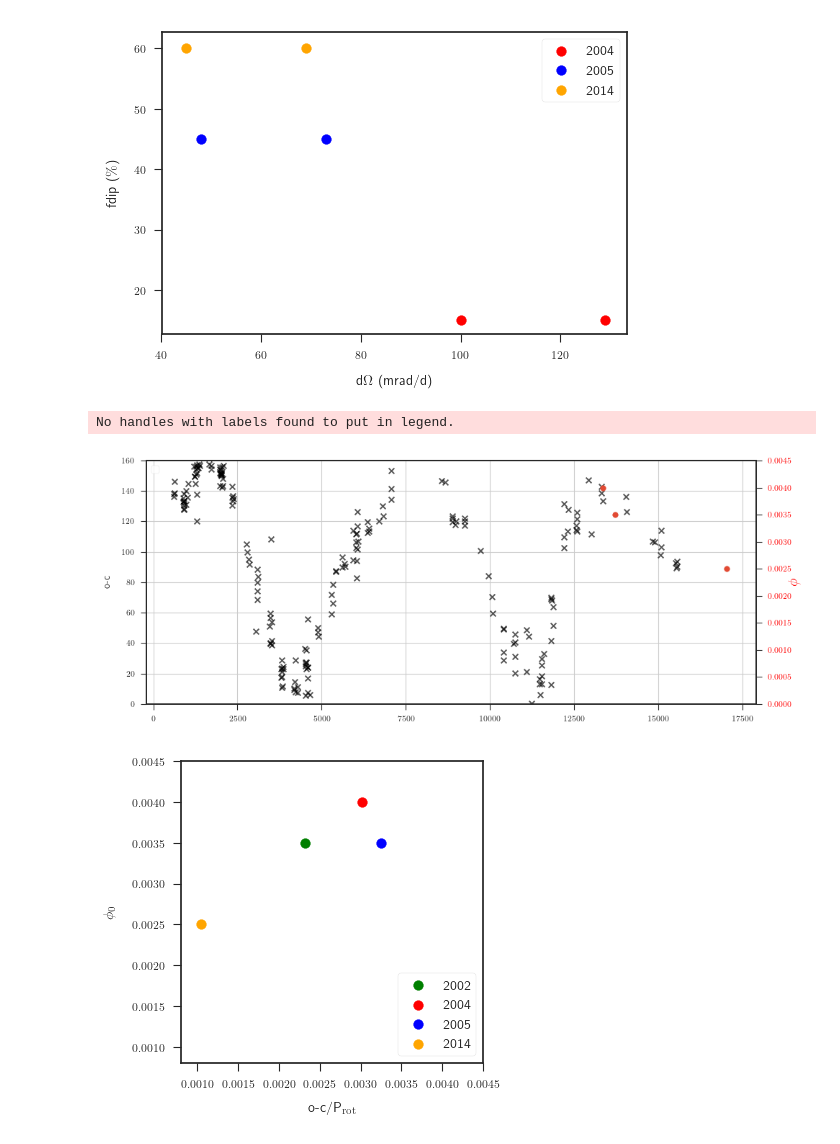
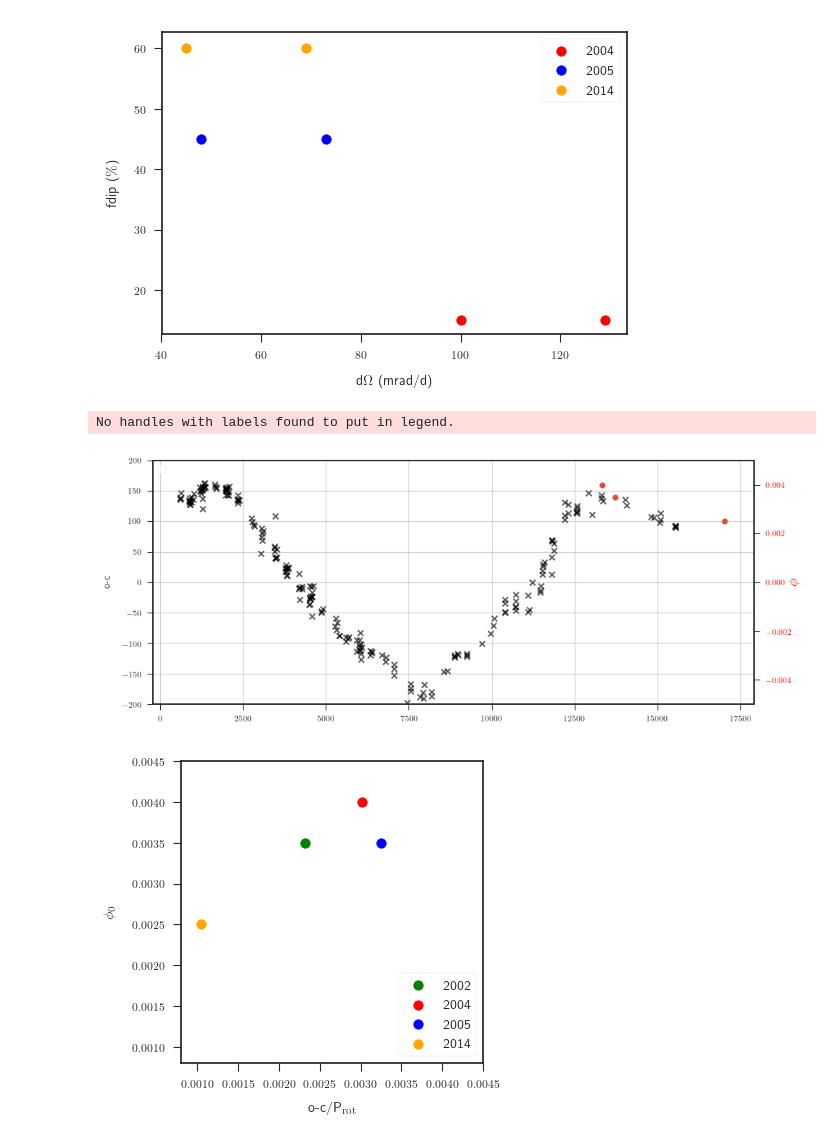
Before and after one commit to bzaire/Reports, a Jupyter notebook: o-c_diagram.ipynb, the cells around one changed output. Cells and saved outputs as stored; diff of their text form; code cells hidden in the pictures.

```diff
--- a/o-c_diagram.ipynb
+++ b/o-c_diagram.ipynb
@@ -243,27 +243,27 @@ P.show()
 # %%
 fig, ax1 = P.subplots(figsize=(10,4), dpi=100)
 
 # plot oc
-ax1.scatter(tE-constant, N.abs(oc), marker='x', c='k', alpha=2./3)
+ax1.scatter(tE-constant,oc, marker='x', c='k', alpha=2./3)
 #ax1.plot(x-constant, N.abs(est_amp*N.sin(2*N.pi/est_period*(x + est_phase))), 'c', lw=3, alpha=2./3, label="o-c")
 #ax1.plot(x-constant, N.abs(est_amp*N.sin(2*N.pi/est_period*(x + est_phase)+N.pi/2)), 'k', lw=3, alpha=2./3, label=r"$\frac{\mathrm{dP}}{\mathrm{P}}$")
-ax1.set_ylim((0,160))
+ax1.set_ylim((-200,200))
 ax1.set_ylabel(r"o-c", fontsize='medium', labelpad=10)
 
 P.legend(fontsize='medium', loc='upper left', frameon=True)
 P.grid(True)
 
 ax2 = ax1.twinx()
 ax2.scatter(N.array([t04, t05, t14])-constant, N.array([0.0040, 0.0035, 0.0025]))
 ax2.set_ylabel(r'$\phi$', fontsize='x-large', color='r', rotation=270, labelpad=10)
 ax2.tick_params(axis='y', labelcolor='r')
-ax2.set_ylim((0,0.0045))
+ax2.set_ylim((-0.005,0.005))
 
 P.tight_layout()
 P.show()
 # %% [output]
 No handles with labels found to put in legend.
-[figure, old version]
+[figure, new version]
 # %%
 fig, ax1 = P.subplots(figsize=(6,4), dpi=100)
 ax1.scatter(est_amp*N.sin(2*N.pi/est_period*(t02 + est_phase))/(Prot*24*3600), 0.0035, color='g', s=50, label='2002')
```
Also changed, not shown: 23 other files.
